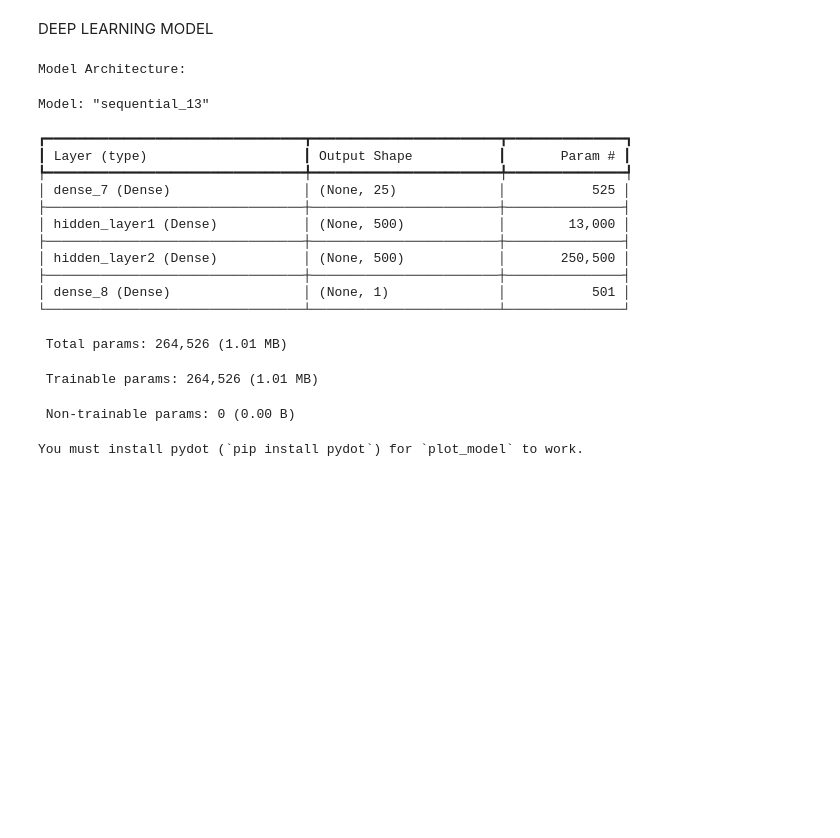
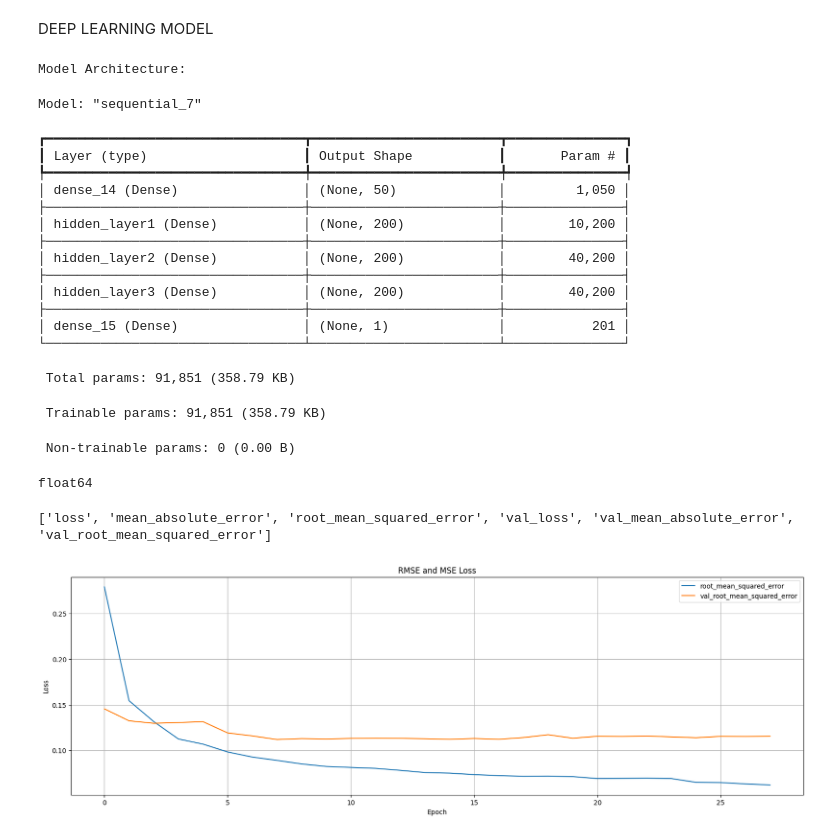
Before and after one commit to sumanbhattarai58/Deep_learning_projects, a Jupyter notebook: house_price_prediction.ipynb, the cells around one changed output. Cells and saved outputs as stored; diff of their text form; code cells hidden in the pictures; blank space fills up the shorter version.

```diff
--- a/house_price_prediction.ipynb
+++ b/house_price_prediction.ipynb
@@ -367,9 +432,10 @@ from keras import Sequential
 from keras.layers import Input,Dense, Conv2D, GlobalMaxPooling2D, Flatten
 # %%
 model = Sequential()
-model.add(Dense(25, input_dim=X_train.shape[1], activation='relu'))
-model.add(Dense(units=500, activation='relu', name='hidden_layer1'))
-model.add(Dense(units=500, activation='relu', name='hidden_layer2'))
+model.add(Dense(50, input_dim=X_train.shape[1], activation='relu'))
+model.add(Dense(units=200, activation='relu', name='hidden_layer1'))
+model.add(Dense(units=200, activation='relu', name='hidden_layer2'))
+model.add(Dense(units=200, activation='relu', name='hidden_layer3'))
 model.add(Dense(units=1, activation='linear'))
 
 #Display model architecture
@@ -377,34 +443,54 @@ print("\nModel Architecture:")
 model.summary()
 # %% [output]
 Model Architecture:
-Model: "sequential_13"
+Model: "sequential_7"
 ┏━━━━━━━━━━━━━━━━━━━━━━━━━━━━━━━━━┳━━━━━━━━━━━━━━━━━━━━━━━━┳━━━━━━━━━━━━━━━┓
 ┃ Layer (type)                    ┃ Output Shape           ┃       Param # ┃
 ┡━━━━━━━━━━━━━━━━━━━━━━━━━━━━━━━━━╇━━━━━━━━━━━━━━━━━━━━━━━━╇━━━━━━━━━━━━━━━┩
-│ dense_7 (Dense)                 │ (None, 25)             │           525 │
+│ dense_14 (Dense)                │ (None, 50)             │         1,050 │
 ├─────────────────────────────────┼────────────────────────┼───────────────┤
-│ hidden_layer1 (Dense)           │ (None, 500)            │        13,000 │
+│ hidden_layer1 (Dense)           │ (None, 200)            │        10,200 │
 ├─────────────────────────────────┼────────────────────────┼───────────────┤
-│ hidden_layer2 (Dense)           │ (None, 500)            │       250,500 │
+│ hidden_layer2 (Dense)           │ (None, 200)            │        40,200 │
 ├─────────────────────────────────┼────────────────────────┼───────────────┤
-│ dense_8 (Dense)                 │ (None, 1)              │           501 │
+│ hidden_layer3 (Dense)           │ (None, 200)            │        40,200 │
+├─────────────────────────────────┼────────────────────────┼───────────────┤
+│ dense_15 (Dense)                │ (None, 1)              │           201 │
 └─────────────────────────────────┴────────────────────────┴───────────────┘
- Total params: 264,526 (1.01 MB)
+ Total params: 91,851 (358.79 KB)
- Trainable params: 264,526 (1.01 MB)
+ Trainable params: 91,851 (358.79 KB)
  Non-trainable params: 0 (0.00 B)
 # %%
 #optimizer and loss for model
-model.compile(optimizer='adam', loss='mean_squared_error',metrics=['accuracy'])
+model.compile(optimizer='adam', loss='mean_squared_error',metrics=['mean_absolute_error','root_mean_squared_error'])
 
 # Early stopper to stop the epochs
 early_stoping = keras.callbacks.EarlyStopping(patience=20,
                                               min_delta=0.001,
                                               restore_best_weights=True,)
-# %%
-# Visulaiztion of model
-from tensorflow.keras.utils import plot_model
-import pydot
-import graphviz
-plot_model(model,to_file='model.png',show_shapes=True)
-# %% [output]
-You must install pydot (`pip install pydot`) for `plot_model` to work.
+# %%
+print(X_train.dtype)
+# %% [output]
+float64
+# %%
+#fit the model
+house_price = model.fit(X_train, y_train, validation_data=(X_test,y_test),batch_size=64,epochs=500,callbacks=[early_stoping],verbose=0)
+# %%
+error = pd.DataFrame(house_price.history)
+# %%
+print(error.columns.tolist())
+# %% [output]
+['loss', 'mean_absolute_error', 'root_mean_squared_error', 'val_loss', 'val_mean_absolute_error', 'val_root_mean_squared_error']
+# %%
+#Loss Plots
+error[['root_mean_squared_error', 'val_root_mean_squared_error']].plot(
+    title="RMSE and MSE Loss",
+    figsize=(20, 6)
+)
+
+plt.xlabel("Epoch")
+plt.ylabel("Loss")
+plt.grid(True)
+plt.show()
+# %% [output]
+[figure, added]
```
Also changed, not shown: parts of 18 cells of this notebook.
